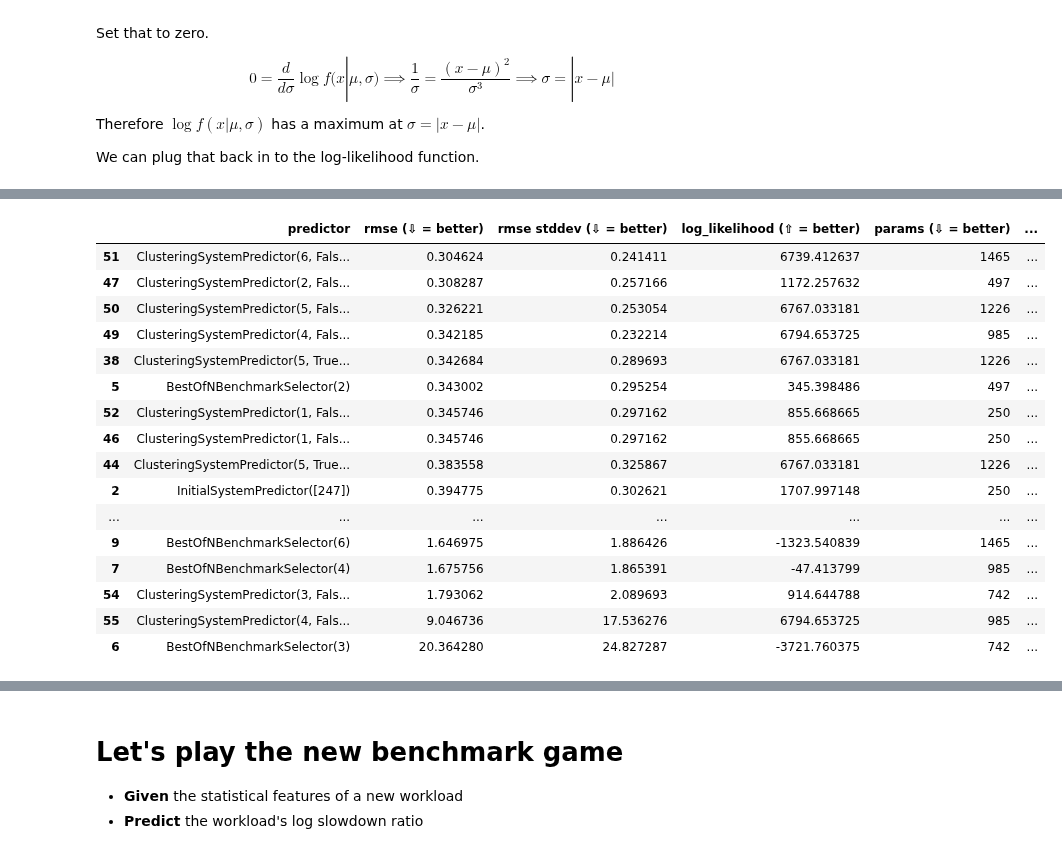
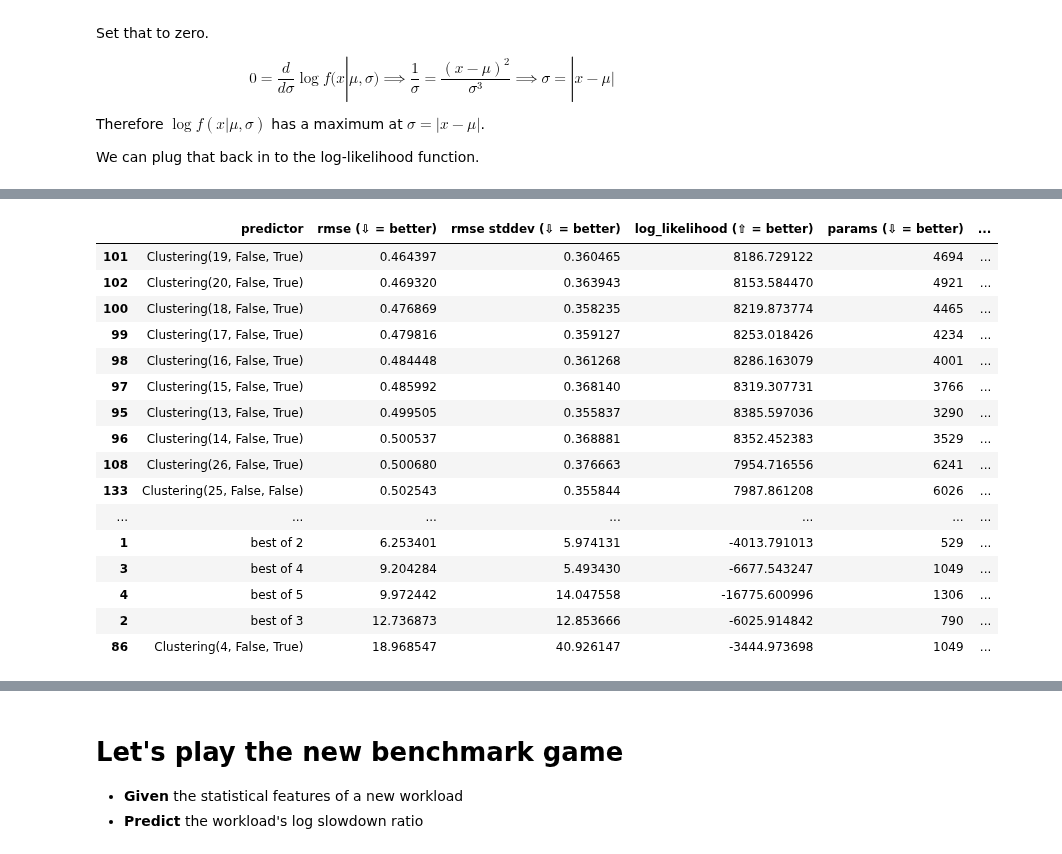
Before and after one commit to charmoniumQ/PROBE, a Jupyter notebook: benchmark/notebook/cross-val.ipynb, the cells around one changed output, grey strips where cells are left out. Saved outputs shown, nothing was run; the diff lists cells and outputs as text; code cells hidden in the pictures.

```diff
--- a/benchmark/notebook/cross-val.ipynb
+++ b/benchmark/notebook/cross-val.ipynb
@@ -195,7 +173,7 @@ noprov = agged.loc["noprov"]
 strace = agged.loc["strace"]
 features_df = pandas.DataFrame({
     "cputime_per_sec": noprov["cputime_mean"] / noprov["walltime_mean"],
-    "memory_mean": noprov["memory_mean"],
+    #"memory_mean_per_sec": noprov["memory_mean"] / noprov["walltime_mean"],
     **{
         group_name + "_syscalls_per_sec": strace["op_type_counts_sum"].map(lambda op_type_counts: sum(
             op_type_counts[syscall_name]
@@ -438,7 +559,7 @@ class InterpolativeDecompositionSystemPredictor(NewSystemPredictor):
         return len(self.proj.flatten()) + 1
 
     def __str__(self) -> str:
-        return f"{self.__class__.__name__}({self.k}, {self.use_features})"
+        return f"ID({self.k}, {self.use_features})"
 # %%
 import sklearn.decomposition
 import sklearn.cluster
@@ -493,8 +614,6 @@ class ClusteringSystemPredictor(NewSystemPredictor):
         return self.benchmarks, log_likelihood
 
     def plot(self, ax: "maptloltib.axes.Axes") -> None:
-        import matplotlib.cm
-        colors = sorted(matplotlib.cm.Dark2.colors + matplotlib.cm.Set2.colors)
         for i in range(len(self.rotated_data)):
             ax.plot(
                 self.rotated_data[i, 0],
@@ -508,9 +627,9 @@ class ClusteringSystemPredictor(NewSystemPredictor):
                 self.rotated_data[benchmark, 0],
                 self.rotated_data[benchmark, 1],
                 color=(*colors[cluster_label][:3], 0.6),
-                marker="x",
-                markersize=5,
-                markeredgewidth=2,
+                marker="o",
+                markersize=3,
+                markeredgewidth=1,
             )
         for cluster_label, cluster_center in enumerate(self.kmeans.cluster_centers_):
             ax.plot(
@@ -519,11 +638,11 @@ class ClusteringSystemPredictor(NewSystemPredictor):
                 color=(*colors[cluster_label][:3], 0.6),
                 marker="x",
                 markersize=15,
-                markeredgewidth=2,
+                markeredgewidth=1,
             )
         ax.legend(handles=[
-            matplotlib.lines.Line2D([0], [0], color=(0, 0, 0, 0.6), linestyle="", marker="x", markersize=15, markeredgewidth=2, label="cluster center"),
-            matplotlib.lines.Line2D([0], [0], color=(0, 0, 0, 0.6), linestyle="", marker="x", markersize=5, markeredgewidth=2, label="chosen benchmark"),
+            matplotlib.lines.Line2D([0], [0], color=(0, 0, 0, 0.6), linestyle="", marker="x", markersize=15, markeredgewidth=1, label="cluster center"),
+            matplotlib.lines.Line2D([0], [0], color=(0, 0, 0, 0.6), linestyle="", marker="o", markersize=3, markeredgewidth=1, label="chosen benchmark"),
             matplotlib.lines.Line2D([0], [0], color=(0, 0, 0, 1), linestyle="", marker=".", markersize=2, label="benchmark"),
         ])
 
@@ -538,7 +657,7 @@ class ClusteringSystemPredictor(NewSystemPredictor):
         return len(self.coeffs.flatten()) + 1
 
     def __str__(self) -> str:
-        return f"{self.__class__.__name__}({self.k}, {self.use_features}, {self.whiten})"
+        return f"Clustering({self.k}, {self.use_features}, {self.whiten})"
 # %%
 import matplotlib.pyplot
 %matplotlib inline
@@ -676,7 +795,7 @@ class BestOfNBenchmarkSelector(NewSystemPredictor):
         return len(self.coeffs.flatten()) + 1
 
     def __str__(self) -> str:
-        return f"{self.__class__.__name__}({self.n_benchmarks})"
+        return f"best of {self.n_benchmarks}"
 # %%
 features_df.sort_values("cputime_per_sec").tail()
 # %% [output]
@@ -758,11 +877,13 @@ def test_system_predictors(
         )
     return pandas.DataFrame.from_records(predictor_records).sort_values("rmse (⇩ = better)")
 
+pandas.set_option("display.max_rows", None)
+
 test_system_predictors([
-    InitialSystemPredictor([benchmark_names.index("a-data-sci")]),
-    InitialSystemPredictor([benchmark_names.index("bw_unix")]),
-    InitialSystemPredictor([benchmark_names.index("unarchive pbzip2")]),
-    InitialSystemPredictor([benchmark_names.index("archive pigz")]),
+    # InitialSystemPredictor([benchmark_names.index("a-data-sci")]),
+    # InitialSystemPredictor([benchmark_names.index("bw_unix")]),
+    # InitialSystemPredictor([benchmark_names.index("unarchive pbzip2")]),
+    # InitialSystemPredictor([benchmark_names.index("archive pigz")]),
     #*[
     #    BestFeaturePredictor(i, j)
     #    for i in range(1, n_features, 2)
@@ -784,7 +905,7 @@ test_system_predictors([
         ClusteringSystemPredictor(k, use_features, whiten)
         for use_features in [True, False]
         for whiten in [True, False]
-        for k in range(1, int(n_systems*1.5))
+        for k in range(1, int(n_systems*4.5))
     ],
 ])
 # %% [output]
@@ -808,17 +929,17 @@ test_system_predictors([
 |  | predictor | rmse (⇩ = better) | rmse stddev (⇩ = better) | log_likelihood (⇧ = better) | params (⇩ = better) | ... |
-| 51 | ClusteringSystemPredictor(6, Fals... | 0.304624 | 0.241411 | 6739.412637 | 1465 | ... |
-| 47 | ClusteringSystemPredictor(2, Fals... | 0.308287 | 0.257166 | 1172.257632 | 497 | ... |
-| 50 | ClusteringSystemPredictor(5, Fals... | 0.326221 | 0.253054 | 6767.033181 | 1226 | ... |
-| 49 | ClusteringSystemPredictor(4, Fals... | 0.342185 | 0.232214 | 6794.653725 | 985 | ... |
-| 38 | ClusteringSystemPredictor(5, True... | 0.342684 | 0.289693 | 6767.033181 | 1226 | ... |
-| 5 | BestOfNBenchmarkSelector(2) | 0.343002 | 0.295254 | 345.398486 | 497 | ... |
-| 52 | ClusteringSystemPredictor(1, Fals... | 0.345746 | 0.297162 | 855.668665 | 250 | ... |
-| 46 | ClusteringSystemPredictor(1, Fals... | 0.345746 | 0.297162 | 855.668665 | 250 | ... |
-| 44 | ClusteringSystemPredictor(5, True... | 0.383558 | 0.325867 | 6767.033181 | 1226 | ... |
-| 2 | InitialSystemPredictor([247]) | 0.394775 | 0.302621 | 1707.997148 | 250 | ... |
+| 101 | Clustering(19, False, True) | 0.464397 | 0.360465 | 8186.729122 | 4694 | ... |
+| 102 | Clustering(20, False, True) | 0.469320 | 0.363943 | 8153.584470 | 4921 | ... |
+| 100 | Clustering(18, False, True) | 0.476869 | 0.358235 | 8219.873774 | 4465 | ... |
+| 99 | Clustering(17, False, True) | 0.479816 | 0.359127 | 8253.018426 | 4234 | ... |
+| 98 | Clustering(16, False, True) | 0.484448 | 0.361268 | 8286.163079 | 4001 | ... |
+| 97 | Clustering(15, False, True) | 0.485992 | 0.368140 | 8319.307731 | 3766 | ... |
+| 95 | Clustering(13, False, True) | 0.499505 | 0.355837 | 8385.597036 | 3290 | ... |
+| 96 | Clustering(14, False, True) | 0.500537 | 0.368881 | 8352.452383 | 3529 | ... |
+| 108 | Clustering(26, False, True) | 0.500680 | 0.376663 | 7954.716556 | 6241 | ... |
+| 133 | Clustering(25, False, False) | 0.502543 | 0.355844 | 7987.861208 | 6026 | ... |
 | ... | ... | ... | ... | ... | ... | ... |
-| 9 | BestOfNBenchmarkSelector(6) | 1.646975 | 1.886426 | -1323.540839 | 1465 | ... |
-| 7 | BestOfNBenchmarkSelector(4) | 1.675756 | 1.865391 | -47.413799 | 985 | ... |
-| 54 | ClusteringSystemPredictor(3, Fals... | 1.793062 | 2.089693 | 914.644788 | 742 | ... |
-| 55 | ClusteringSystemPredictor(4, Fals... | 9.046736 | 17.536276 | 6794.653725 | 985 | ... |
-| 6 | BestOfNBenchmarkSelector(3) | 20.364280 | 24.827287 | -3721.760375 | 742 | ... |
+| 1 | best of 2 | 6.253401 | 5.974131 | -4013.791013 | 529 | ... |
+| 3 | best of 4 | 9.204284 | 5.493430 | -6677.543247 | 1049 | ... |
+| 4 | best of 5 | 9.972442 | 14.047558 | -16775.600996 | 1306 | ... |
+| 2 | best of 3 | 12.736873 | 12.853666 | -6025.914842 | 790 | ... |
+| 86 | Clustering(4, False, True) | 18.968547 | 40.926147 | -3444.973698 | 1049 | ... |
```
Also changed, not shown: parts of 20 cells of this notebook, 12 other files.
